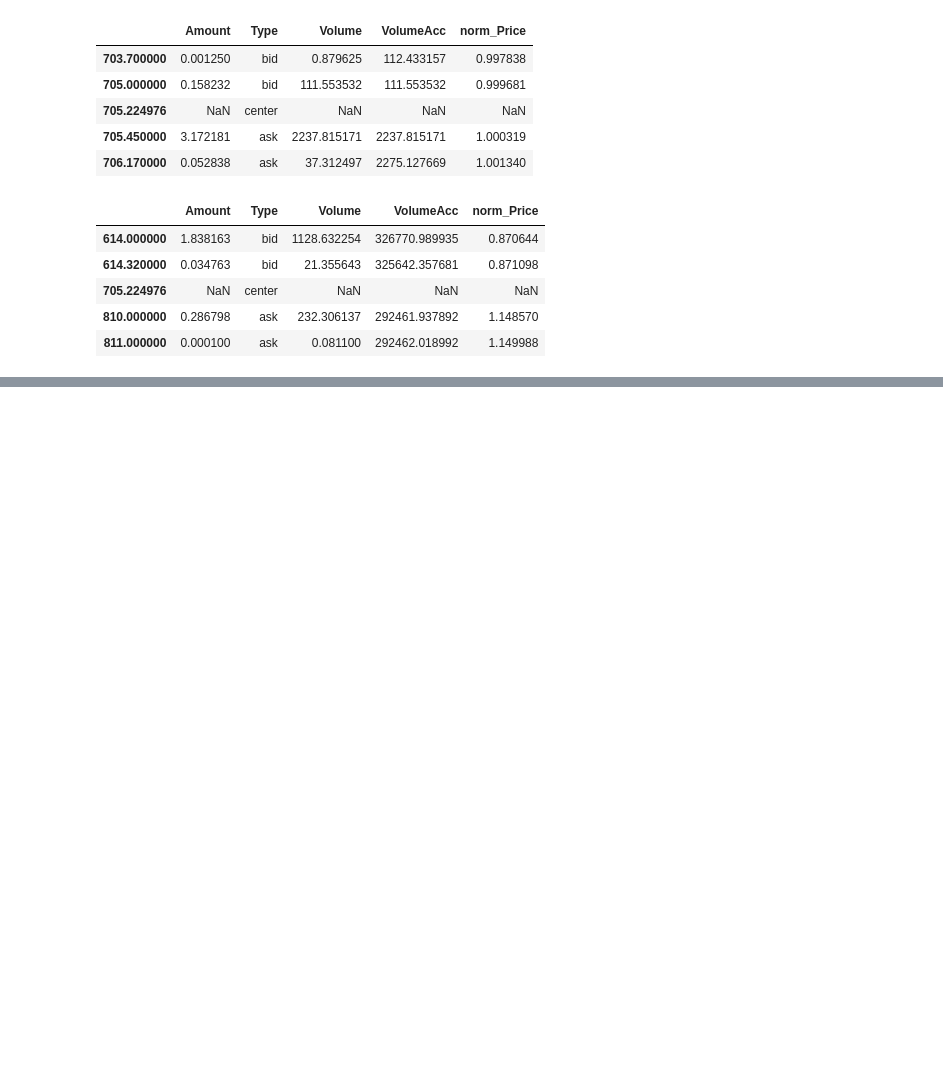
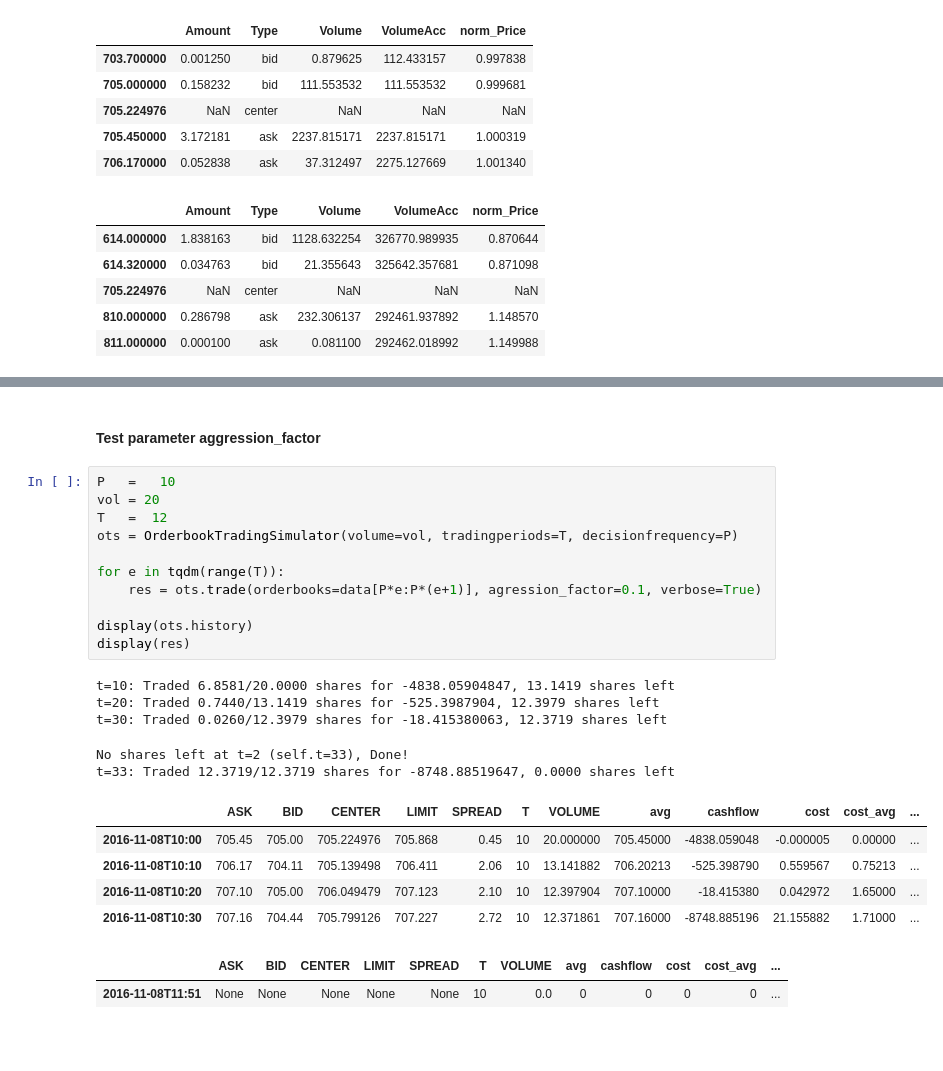
Before and after one commit to axelperschmann/orderbook_agent, a Jupyter notebook: 1_version2/2_test_orderbookTrader.ipynb, the cells around one changed output, grey strips where cells are left out. Drawn from its saved outputs; the diff is of its cells as text; blank space fills up the shorter version.

```diff
--- a/1_version2/2_test_orderbookTrader.ipynb
+++ b/1_version2/2_test_orderbookTrader.ipynb
@@ -106,0 +117,28 @@ OrderbookContainer from 2016-11-08T11:51
+# %% [markdown]
+#### Test parameter aggression_factor
+# %%
+P   =   10
+vol = 20
+T   =  12
+ots = OrderbookTradingSimulator(volume=vol, tradingperiods=T, decisionfrequency=P)
+
+for e in tqdm(range(T)):
+    res = ots.trade(orderbooks=data[P*e:P*(e+1)], agression_factor=0.1, verbose=True)
+
+display(ots.history)
+display(res)
+# %% [output]
+t=10: Traded 6.8581/20.0000 shares for -4838.05904847, 13.1419 shares left
+t=20: Traded 0.7440/13.1419 shares for -525.3987904, 12.3979 shares left
+t=30: Traded 0.0260/12.3979 shares for -18.415380063, 12.3719 shares left
+No shares left at t=2 (self.t=33), Done!
+t=33: Traded 12.3719/12.3719 shares for -8748.88519647, 0.0000 shares left
+|  | ASK | BID | CENTER | LIMIT | SPREAD | T | VOLUME | avg | cashflow | cost | cost_avg | ... |
+| 2016-11-08T10:00 | 705.45 | 705.00 | 705.224976 | 705.868 | 0.45 | 10 | 20.000000 | 705.45000 | -4838.059048 | -0.000005 | 0.00000 | ... |
+| 2016-11-08T10:10 | 706.17 | 704.11 | 705.139498 | 706.411 | 2.06 | 10 | 13.141882 | 706.20213 | -525.398790 | 0.559567 | 0.75213 | ... |
+| 2016-11-08T10:20 | 707.10 | 705.00 | 706.049479 | 707.123 | 2.10 | 10 | 12.397904 | 707.10000 | -18.415380 | 0.042972 | 1.65000 | ... |
+| 2016-11-08T10:30 | 707.16 | 704.44 | 705.799126 | 707.227 | 2.72 | 10 | 12.371861 | 707.16000 | -8748.885196 | 21.155882 | 1.71000 | ... |
+|  | ASK | BID | CENTER | LIMIT | SPREAD | T | VOLUME | avg | cashflow | cost | cost_avg | ... |
+| 2016-11-08T11:51 | None | None | None | None | None | 10 | 0.0 | 0 | 0 | 0 | 0 | ... |
+# %% [markdown]
+###
```
Also changed, not shown: parts of 8 cells of this notebook.
